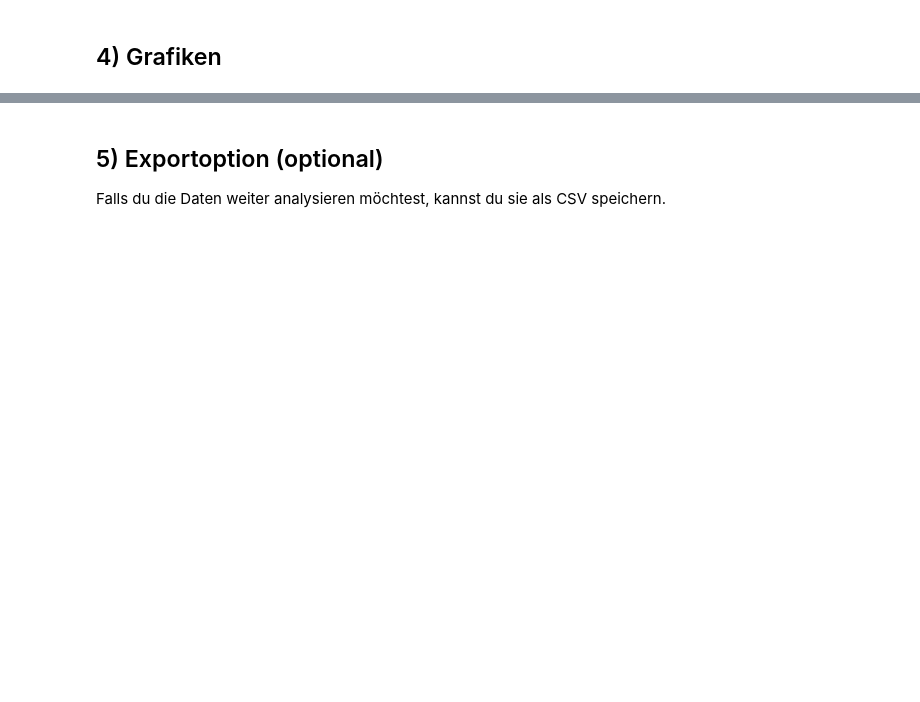
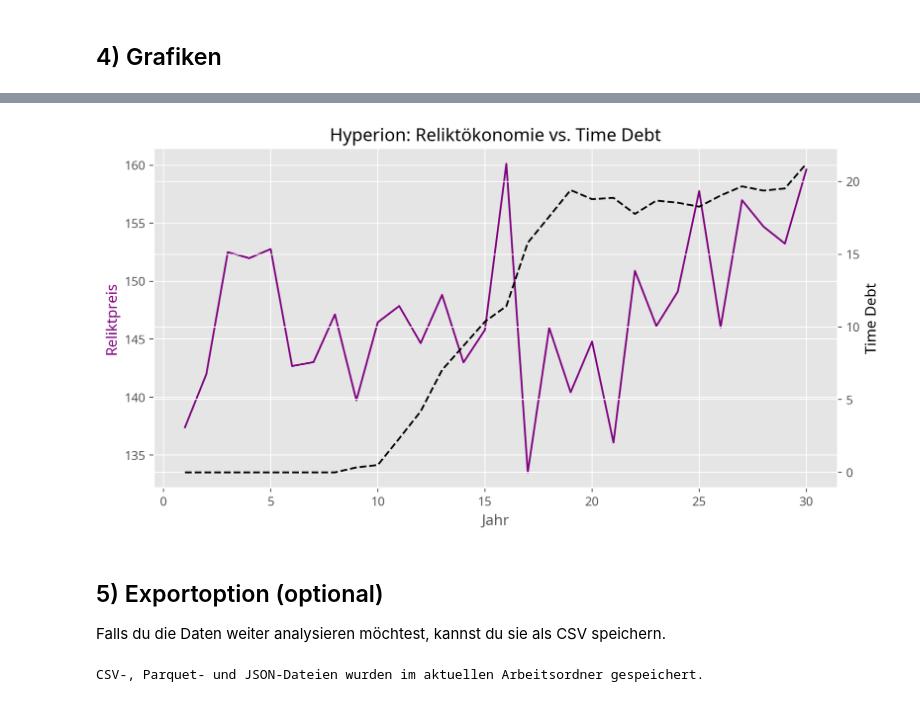
Before and after one commit to junker-joerg/OpenAIWork_MKoehler, a Jupyter notebook: trade_sim_notebook.ipynb, the cells around one changed output, grey strips where cells are left out. Saved outputs shown, nothing was run; the diff lists cells and outputs as text; code cells hidden in the pictures; blank space fills up the shorter version.

Commit message:
16.07.27 mit OpenAI auf iPadPro

```diff
--- a/trade_sim_notebook.ipynb
+++ b/trade_sim_notebook.ipynb
@@ -146,19 +468,40 @@ plt.show()
 # %%
 # 4.4 Hyperion-Sonderwelt: Reliktpreis + Time Debt
 hyperion_world = df_world[df_world['world'] == 'Hyperion']
 hyperion_relic = df_hyperion[df_hyperion['good'] == 'relikte']
+hyperion_relic_avg = (
+    hyperion_relic.groupby('year', as_index=False)
+    .agg(price=('price', 'mean'))
+)
+hyperion_world_avg = (
+    hyperion_world.groupby('year', as_index=False)
+    .agg(time_debt=('time_debt', 'mean'))
+)
 
 fig, ax1 = plt.subplots(figsize=(10, 5))
-ax1.plot(hyperion_relic['year'], hyperion_relic['price'], color='purple', label='Reliktpreis Hyperion')
+ax1.plot(
+    hyperion_relic_avg['year'],
+    hyperion_relic_avg['price'],
+    color='purple',
+    label='Reliktpreis Hyperion',
+)
 ax1.set_xlabel('Jahr')
 ax1.set_ylabel('Reliktpreis', color='purple')
 
 ax2 = ax1.twinx()
-ax2.plot(hyperion_world['year'], hyperion_world['time_debt'], color='black', linestyle='--', label='Time Debt Hyperion')
+ax2.plot(
+    hyperion_world_avg['year'],
+    hyperion_world_avg['time_debt'],
+    color='black',
+    linestyle='--',
+    label='Time Debt Hyperion',
+)
 ax2.set_ylabel('Time Debt', color='black')
 
 ax1.set_title('Hyperion: Reliktökonomie vs. Time Debt')
 plt.show()
+# %% [output]
+[figure, added]
 # %% [markdown]
 ## 5) Exportoption (optional)
 Falls du die Daten weiter analysieren möchtest, kannst du sie als CSV speichern.
@@ -169,0 +508,29 @@ Falls du die Daten weiter analysieren möchtest, kannst du sie als CSV speichern
+# %%
+# CSV-Export
+df_yearly.to_csv('hyperion_yearly.csv', index=False)
+df_world.to_csv('hyperion_world.csv', index=False)
+df_price.to_csv('hyperion_price.csv', index=False)
+df_events.to_csv('hyperion_events.csv', index=False)
+run_kpis.to_csv('hyperion_kpis.csv', index=False)
+
+# Parquet-Export für kompakte Weiterverarbeitung
+df_yearly.to_parquet('hyperion_yearly.parquet', index=False)
+df_world.to_parquet('hyperion_world.parquet', index=False)
+df_price.to_parquet('hyperion_price.parquet', index=False)
+
+# Konfiguration gemeinsam mit den Ergebnissen speichern
+simulation_metadata = {
+    'years': YEARS,
+    'base_seed': SEED,
+    'run_seeds': RUN_SEEDS,
+    'num_runs': NUM_RUNS,
+    'event_chance': EVENT_CHANCE,
+    'trade_intensity': TRADE_INTENSITY,
+    'faction_strength': FACTION_STRENGTH,
+}
+with open('hyperion_simulation_config.json', 'w', encoding='utf-8') as file:
+    json.dump(simulation_metadata, file, ensure_ascii=False, indent=2)
+
+print('CSV-, Parquet- und JSON-Dateien wurden im aktuellen Arbeitsordner gespeichert.')
+# %% [output]
+CSV-, Parquet- und JSON-Dateien wurden im aktuellen Arbeitsordner gespeichert.
```
Also changed, not shown: parts of 14 cells of this notebook, 9 other files.
